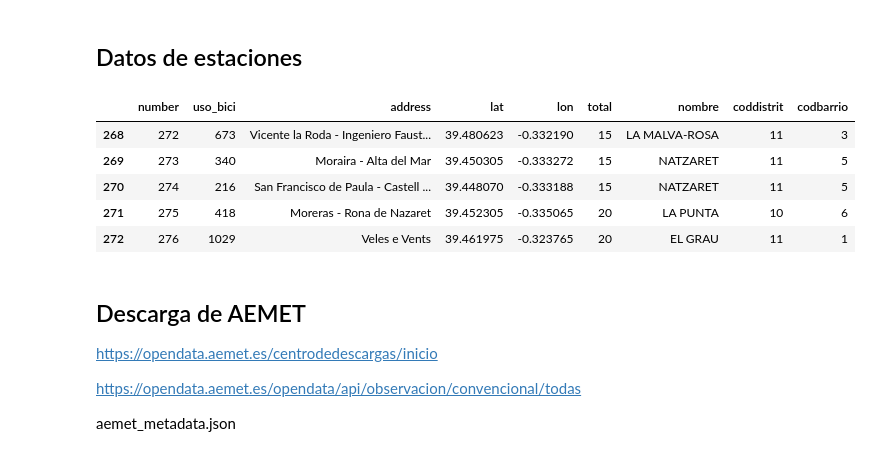
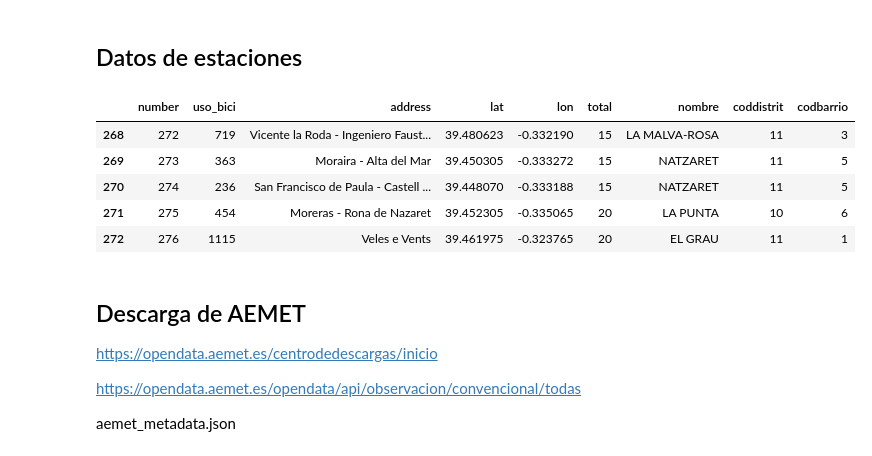
Before and after one commit to LordLiberte/Portfolio, a Jupyter notebook: Practica2/Enunciados/Archivos_Profesor/2_eda.ipynb, the cells around one changed output. Saved outputs shown, nothing was run; the diff lists cells and outputs as text; code cells hidden in the pictures.

```diff
--- a/Practica2/Enunciados/Archivos_Profesor/2_eda.ipynb
+++ b/Practica2/Enunciados/Archivos_Profesor/2_eda.ipynb
@@ -79,16 +79,16 @@ dfb["address"].unique().shape[0]
 1
 # %% [markdown]
 ## Datos de estaciones
-# %%
-dfe = pd.read_csv('./data/interim/estaciones.csv')
-dfe.tail()
-# %% [output]
-|  | number | uso_bici | address | lat | lon | total | nombre | coddistrit | codbarrio |
-| 268 | 272 | 673 | Vicente la Roda - Ingeniero Faust... | 39.480623 | -0.332190 | 15 | LA MALVA-ROSA | 11 | 3 |
-| 269 | 273 | 340 | Moraira - Alta del Mar | 39.450305 | -0.333272 | 15 | NATZARET | 11 | 5 |
-| 270 | 274 | 216 | San Francisco de Paula - Castell ... | 39.448070 | -0.333188 | 15 | NATZARET | 11 | 5 |
-| 271 | 275 | 418 | Moreras - Rona de Nazaret | 39.452305 | -0.335065 | 20 | LA PUNTA | 10 | 6 |
-| 272 | 276 | 1029 | Veles e Vents | 39.461975 | -0.323765 | 20 | EL GRAU | 11 | 1 |
+# %%
+dfe = pd.read_csv("C:\\Users\\ghost\\OneDrive\\Escritorio\\Escritorio\\Carrera_DtSc\\2024-2025\\2n Cuatri\\Introducción a la Ciencia de Datos\\Actividades\\Portfolio\\Practica2\\data\\raw\\estaciones.csv")
+dfe.tail()
+# %% [output]
+|  | number | uso_bici | address | lat | lon | total | nombre | coddistrit | codbarrio |
+| 268 | 272 | 719 | Vicente la Roda - Ingeniero Faust... | 39.480623 | -0.332190 | 15 | LA MALVA-ROSA | 11 | 3 |
+| 269 | 273 | 363 | Moraira - Alta del Mar | 39.450305 | -0.333272 | 15 | NATZARET | 11 | 5 |
+| 270 | 274 | 236 | San Francisco de Paula - Castell ... | 39.448070 | -0.333188 | 15 | NATZARET | 11 | 5 |
+| 271 | 275 | 454 | Moreras - Rona de Nazaret | 39.452305 | -0.335065 | 20 | LA PUNTA | 10 | 6 |
+| 272 | 276 | 1115 | Veles e Vents | 39.461975 | -0.323765 | 20 | EL GRAU | 11 | 1 |
 # %% [markdown]
 ## Descarga de AEMET
 
```
Also changed, not shown: parts of 2 cells of this notebook, 2 other files.
